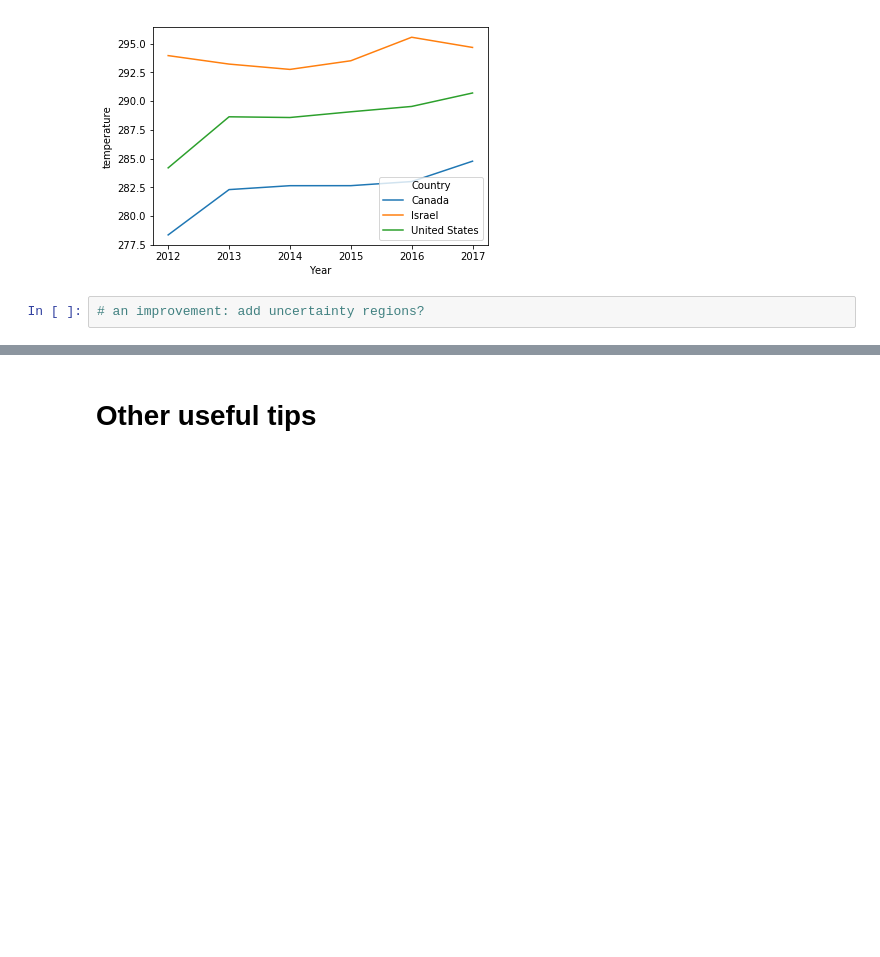
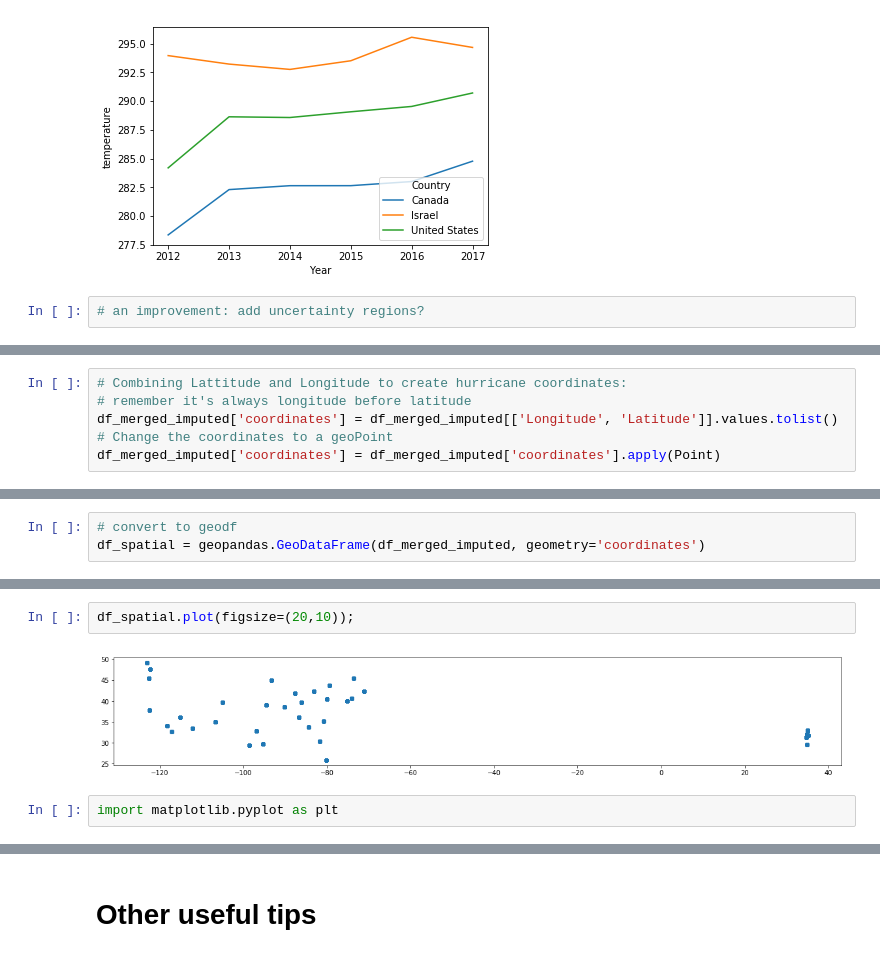
Before and after one commit to chengyin38/datafest19_tutorial, a Jupyter notebook: Tutorial_Data_Exploration.ipynb, the cells around one changed output, grey strips where cells are left out. Saved outputs shown, nothing was run; the diff lists cells and outputs as text; blank space fills up the shorter version.

Commit message:
add spatial component WIP

```diff
--- a/Tutorial_Data_Exploration.ipynb
+++ b/Tutorial_Data_Exploration.ipynb
@@ -616,0 +640,6 @@ sns.lineplot(x= 'Year', y="temperature",
+# %%
+# Combining Lattitude and Longitude to create hurricane coordinates:
+# remember it's always longitude before latitude
+df_merged_imputed['coordinates'] = df_merged_imputed[['Longitude', 'Latitude']].values.tolist()
+# Change the coordinates to a geoPoint
+df_merged_imputed['coordinates'] = df_merged_imputed['coordinates'].apply(Point)
@@ -616,0 +662,3 @@ sns.lineplot(x= 'Year', y="temperature",
+# %%
+# convert to geodf
+df_spatial = geopandas.GeoDataFrame(df_merged_imputed, geometry='coordinates')
@@ -616,0 +681,6 @@ sns.lineplot(x= 'Year', y="temperature",
+# %%
+df_spatial.plot(figsize=(20,10));
+# %% [output]
+[figure, added]
+# %%
+import matplotlib.pyplot as plt
```
Also changed, not shown: parts of 22 cells of this notebook.
